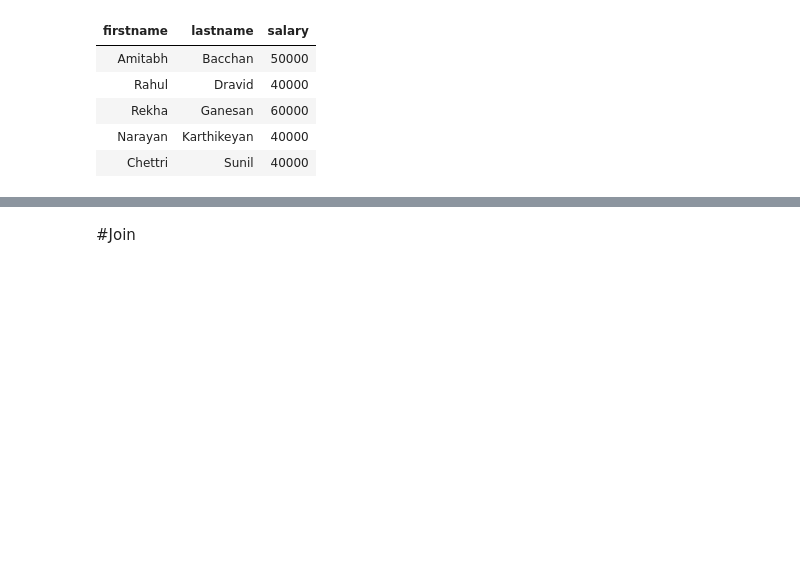
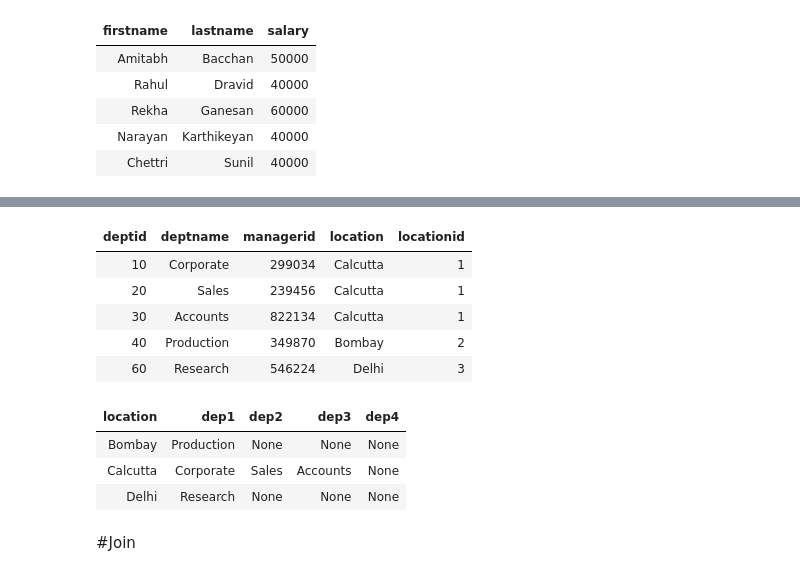
Before and after one commit to Praxis-QR/RDWH, a Jupyter notebook: PostgreSQL_02_Basic_SQL.ipynb, the cells around one changed output, grey strips where cells are left out. Saved outputs shown, nothing was run; the diff lists cells and outputs as text; code cells hidden in the pictures; blank space fills up the shorter version.

```diff
--- a/PostgreSQL_02_Basic_SQL.ipynb
+++ b/PostgreSQL_02_Basic_SQL.ipynb
@@ -283,3 +550,24 @@ runSelect("select firstname, lastname, salary from empl where salary > 35000")
+# %%
+runSelect('select * from dept')
+# %% [output]
+| deptid | deptname | managerid | location | locationid |
+| 10 | Corporate | 299034 | Calcutta | 1 |
+| 20 | Sales | 239456 | Calcutta | 1 |
+| 30 | Accounts | 822134 | Calcutta | 1 |
+| 40 | Production | 349870 | Bombay | 2 |
+| 60 | Research | 546224 | Delhi | 3 |
+# %%
+sql = "\
+select * from \
+crosstab('select location::text,locationid::text,deptname::text from dept order by 1,2') as locations \
+(location text, dep1 text, dep2 text, dep3 text, dep4 text)\
+"
+runSelect(sql)
+# %% [output]
+| location | dep1 | dep2 | dep3 | dep4 |
+| Bombay | Production | None | None | None |
+| Calcutta | Corporate | Sales | Accounts | None |
+| Delhi | Research | None | None | None |
 # %% [markdown]
 #Join
 # %% [markdown]
```
Also changed, not shown: parts of 52 cells of this notebook.
